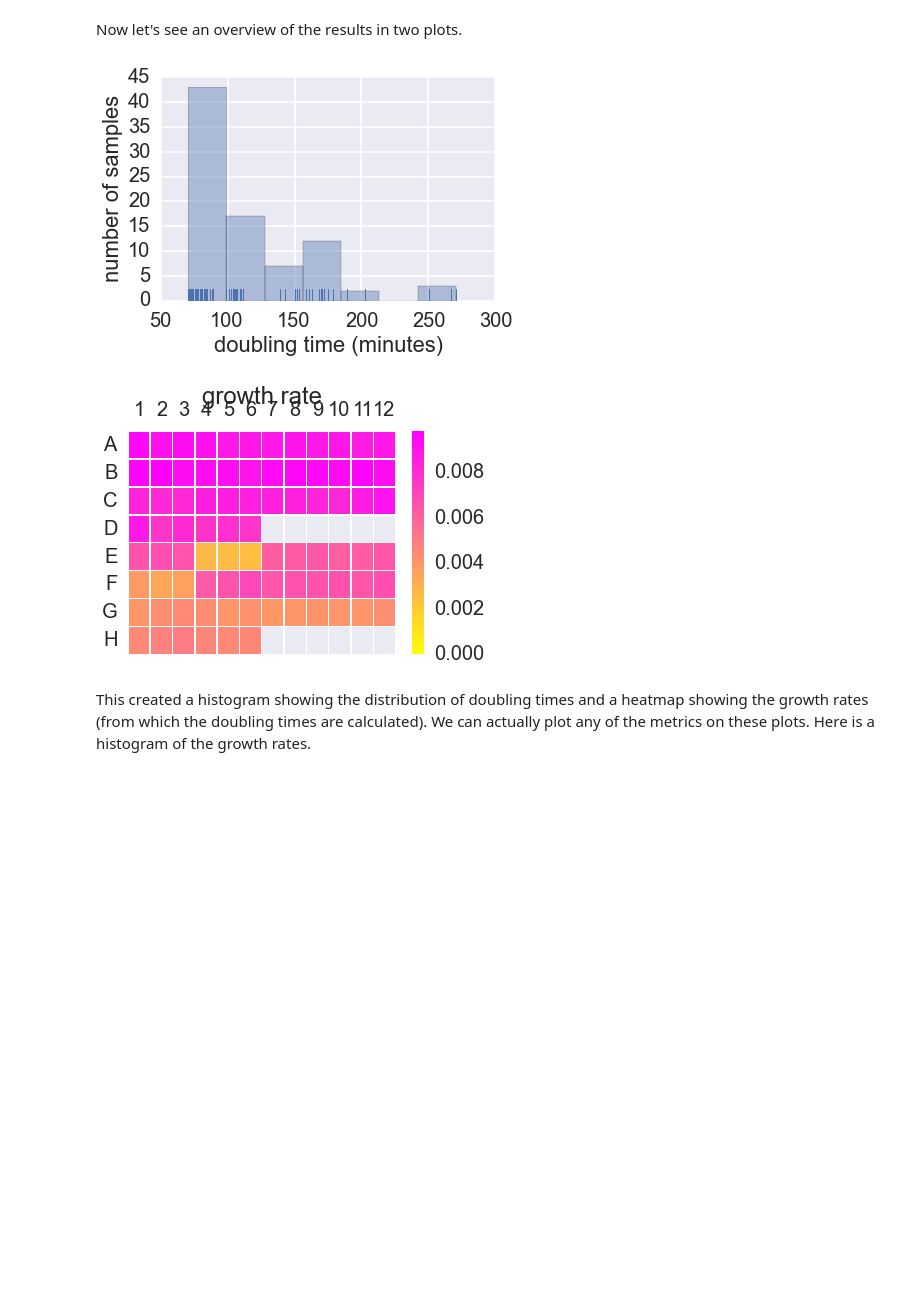
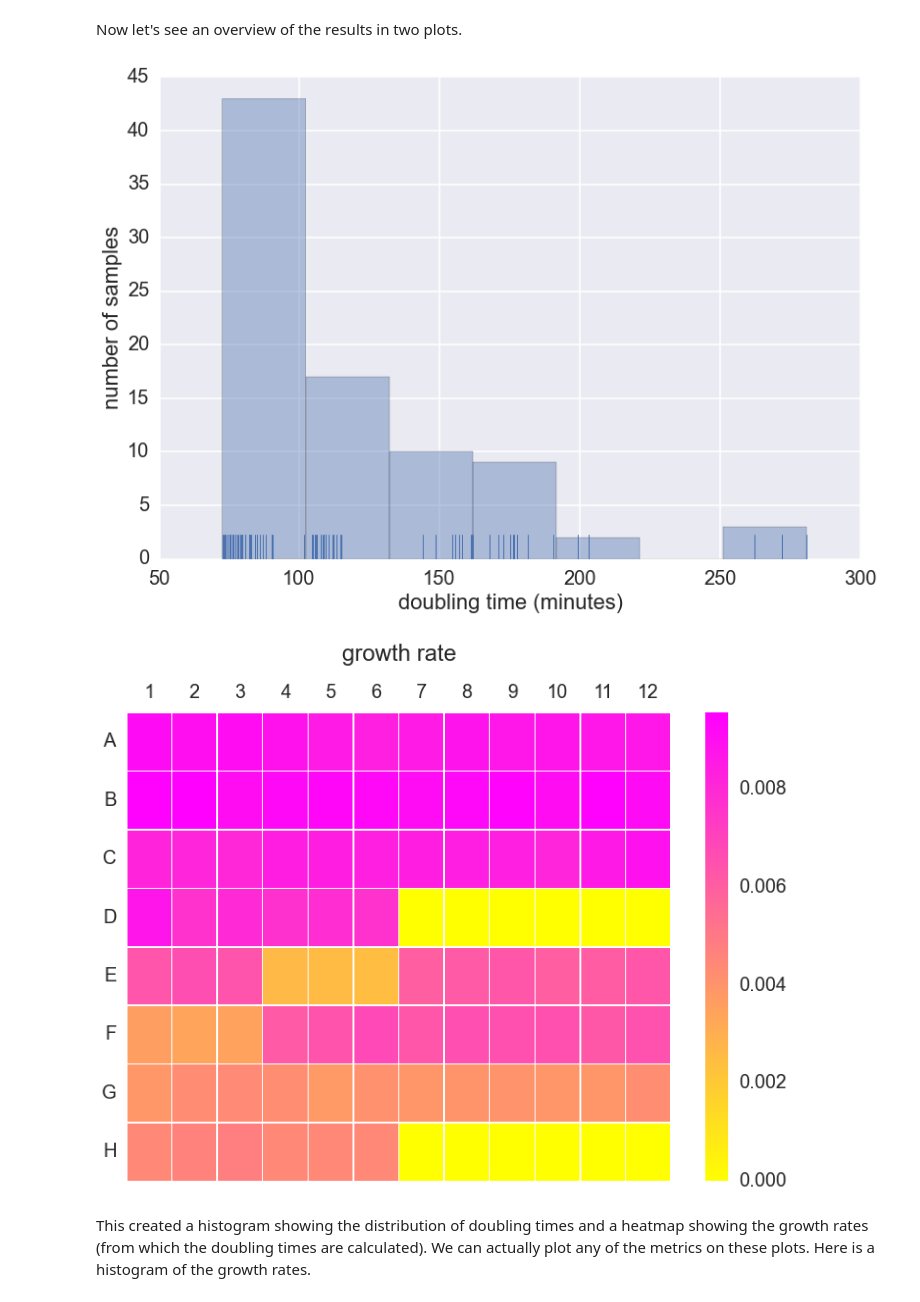
Before and after one commit to sriramsrikant/OD_growth_finder, a Jupyter notebook: OD_demo_notebook.ipynb, the cells around one changed output. Saved outputs shown, nothing was run; the diff lists cells and outputs as text; code cells hidden in the pictures; blank space fills up the shorter version.

```diff
--- a/OD_demo_notebook.ipynb
+++ b/OD_demo_notebook.ipynb
@@ -30,10 +46,10 @@ demo_expt1.results[:6]
 # %% [markdown]
 Now let's see an overview of the results in two plots.
 # %%
-od.make_plots(demo_expt1)
+od.make_plots(demo_expt2)
 # %% [output]
-[figure, old version]
+[figure, new version]
-[figure, old version]
+[figure, new version]
 # %% [markdown]
 This created a histogram showing the distribution of doubling times and a heatmap showing the growth rates (from which the doubling times are calculated).
 We can actually plot any of the metrics on these plots. Here is a histogram of the growth rates.
```
Also changed, not shown: parts of 5 cells of this notebook, 7 other files.
